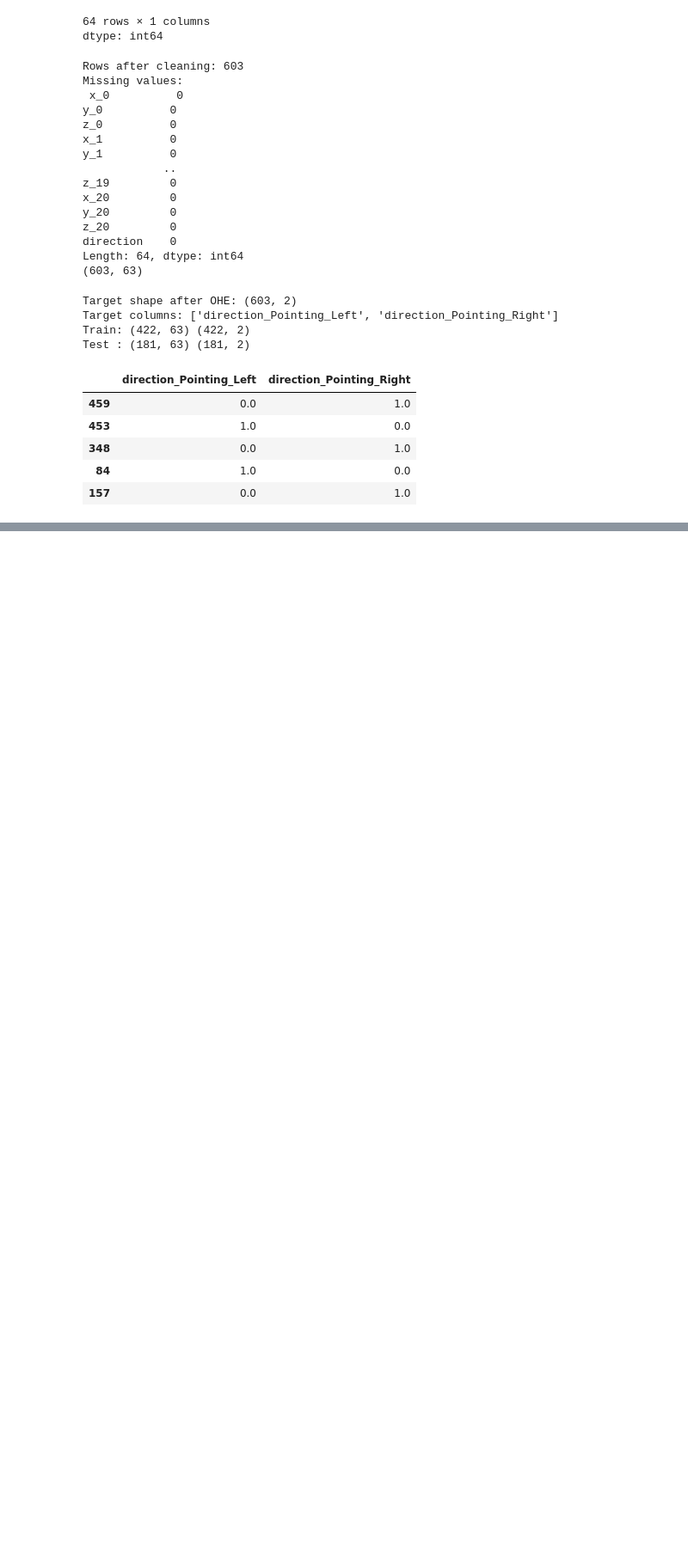
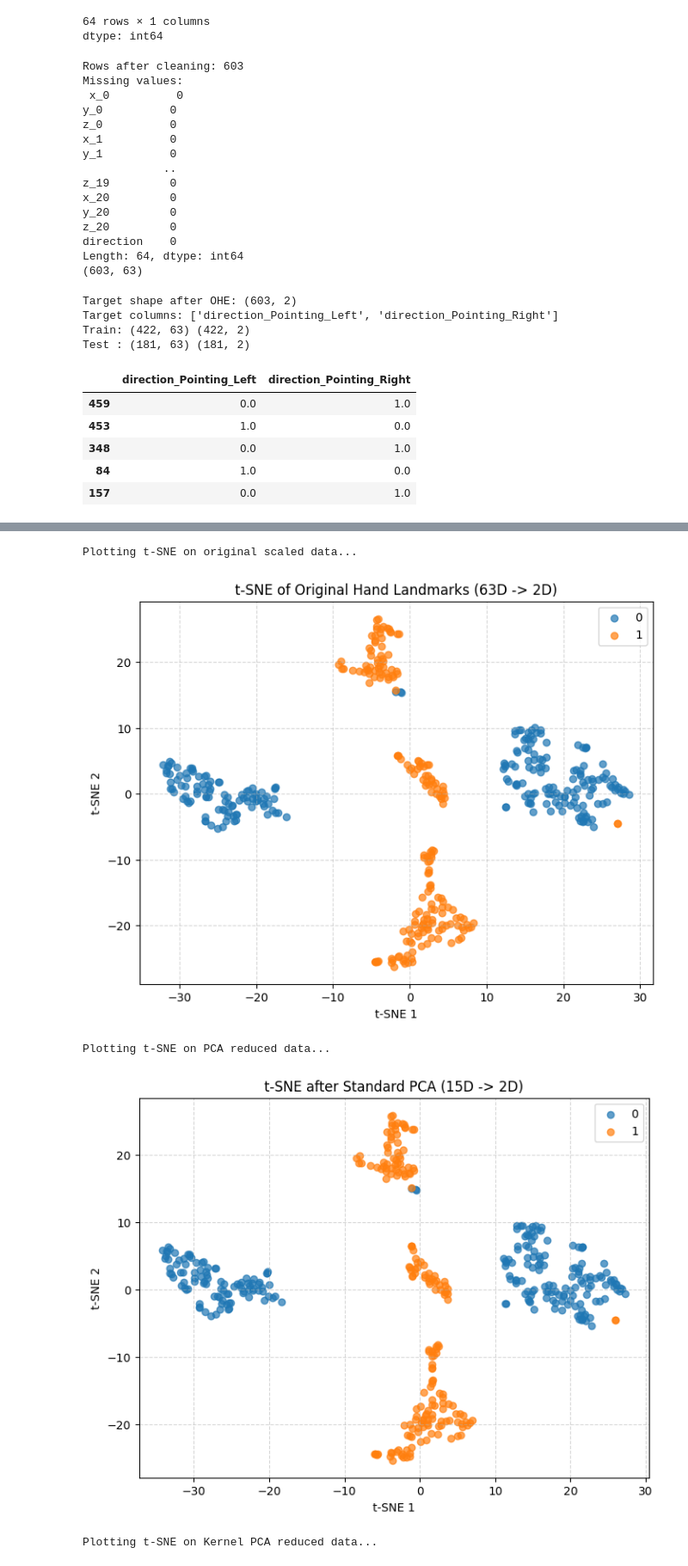
Before and after one commit to TorresZ314/EE344ML_homework, a Jupyter notebook: 344Final.ipynb, the cells around one changed output, grey strips where cells are left out. Shown at 86% size. Drawn from its saved outputs; the diff is of its cells as text; code cells hidden in the pictures; blank space fills up the shorter version.

```diff
--- a/344Final.ipynb
+++ b/344Final.ipynb
@@ -260,0 +319,45 @@ Logistic Regression    0.9976     1.0000    0.9947   0.9974   0.9890    0.9877
+# %%
+# t-SNE visualization
+
+def plot_tsne(X, labels, title, perplexity=30):
+    X2 = TSNE(
+        n_components=2,
+        perplexity=min(perplexity, max(5, (len(X) - 1) // 3)),
+        init="pca",
+        learning_rate="auto",
+        random_state=42
+    ).fit_transform(X)
+
+    plt.figure(figsize=(8, 6))
+    for lab in sorted(pd.unique(labels)):
+        idx = (labels == lab)
+        plt.scatter(X2[idx, 0], X2[idx, 1], label=str(lab), alpha=0.7)
+    plt.title(title)
+    plt.xlabel("t-SNE 1")
+    plt.ylabel("t-SNE 2")
+    plt.legend()
+    plt.grid(True, linestyle='--', alpha=0.5)
+    plt.show()
+
+pca = PCA(n_components=10, random_state=42)
+X_pca = pca.fit_transform(X_train_scaled)
+X_test_pca = pca.transform(X_test_scaled)
+
+kpca = KernelPCA(n_components=10, kernel='rbf', random_state=42)
+X_kpca = kpca.fit_transform(X_train_scaled)
+# %%
+y_labels = np.argmax(y_train.values, axis=1)
+print("Plotting t-SNE on original scaled data...")
+plot_tsne(X_train_scaled, y_labels, title="t-SNE of Original Hand Landmarks (63D -> 2D)")
+
+print("Plotting t-SNE on PCA reduced data...")
+plot_tsne(X_pca, y_labels, title="t-SNE after Standard PCA (15D -> 2D)")
+
+print("Plotting t-SNE on Kernel PCA reduced data...")
+plot_tsne(X_kpca, y_labels, title="t-SNE after Kernel PCA (15D -> 2D)")
+# %% [output]
+Plotting t-SNE on original scaled data...
+[figure, added]
+Plotting t-SNE on PCA reduced data...
+[figure, added]
+Plotting t-SNE on Kernel PCA reduced data...
```
Also changed, not shown: parts of 8 cells of this notebook.
